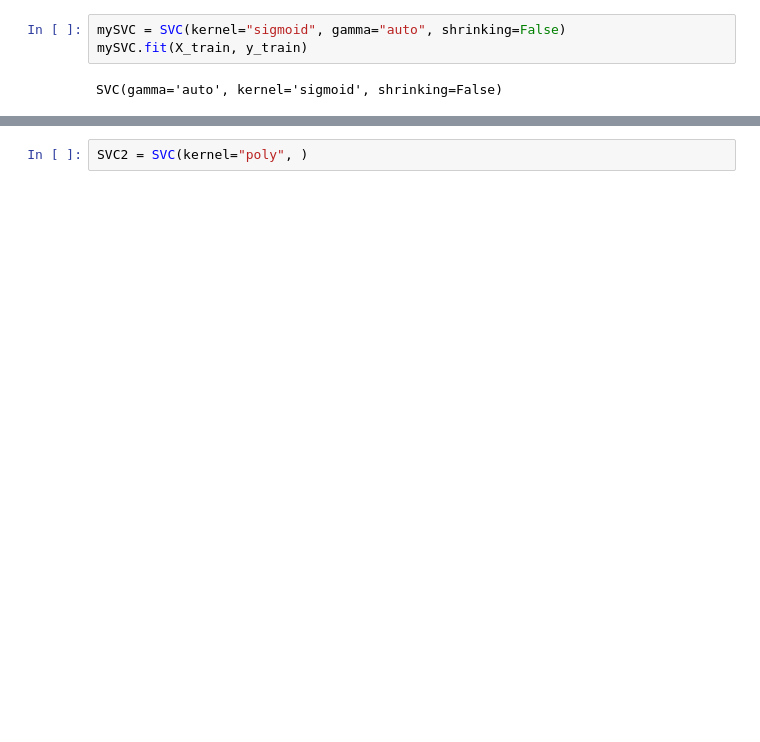
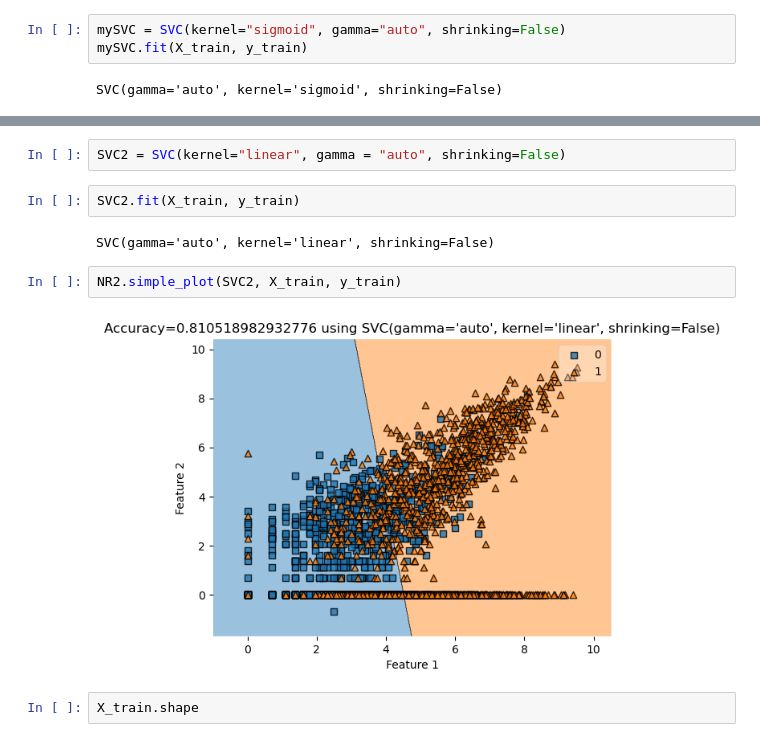
Before and after one commit to Xianzhiwang1/Leet-Code-Project, a Jupyter notebook: posts/final-blog-post/test.ipynb, the cells around one changed output, grey strips where cells are left out. Drawn from its saved outputs; the diff is of its cells as text; blank space fills up the shorter version.

```diff
--- a/posts/final-blog-post/test.ipynb
+++ b/posts/final-blog-post/test.ipynb
@@ -152,2 +159,12 @@ NR2.simple_plot(RandomForest, X_train, y_train)
 # %%
-SVC2 = SVC(kernel="poly", )
+SVC2 = SVC(kernel="linear", gamma = "auto", shrinking=False)
+# %%
+SVC2.fit(X_train, y_train)
+# %% [output]
+SVC(gamma='auto', kernel='linear', shrinking=False)
+# %%
+NR2.simple_plot(SVC2, X_train, y_train)
+# %% [output]
+[figure, added]
+# %%
+X_train.shape
```
Also changed, not shown: parts of 14 cells of this notebook, 1 other file.
